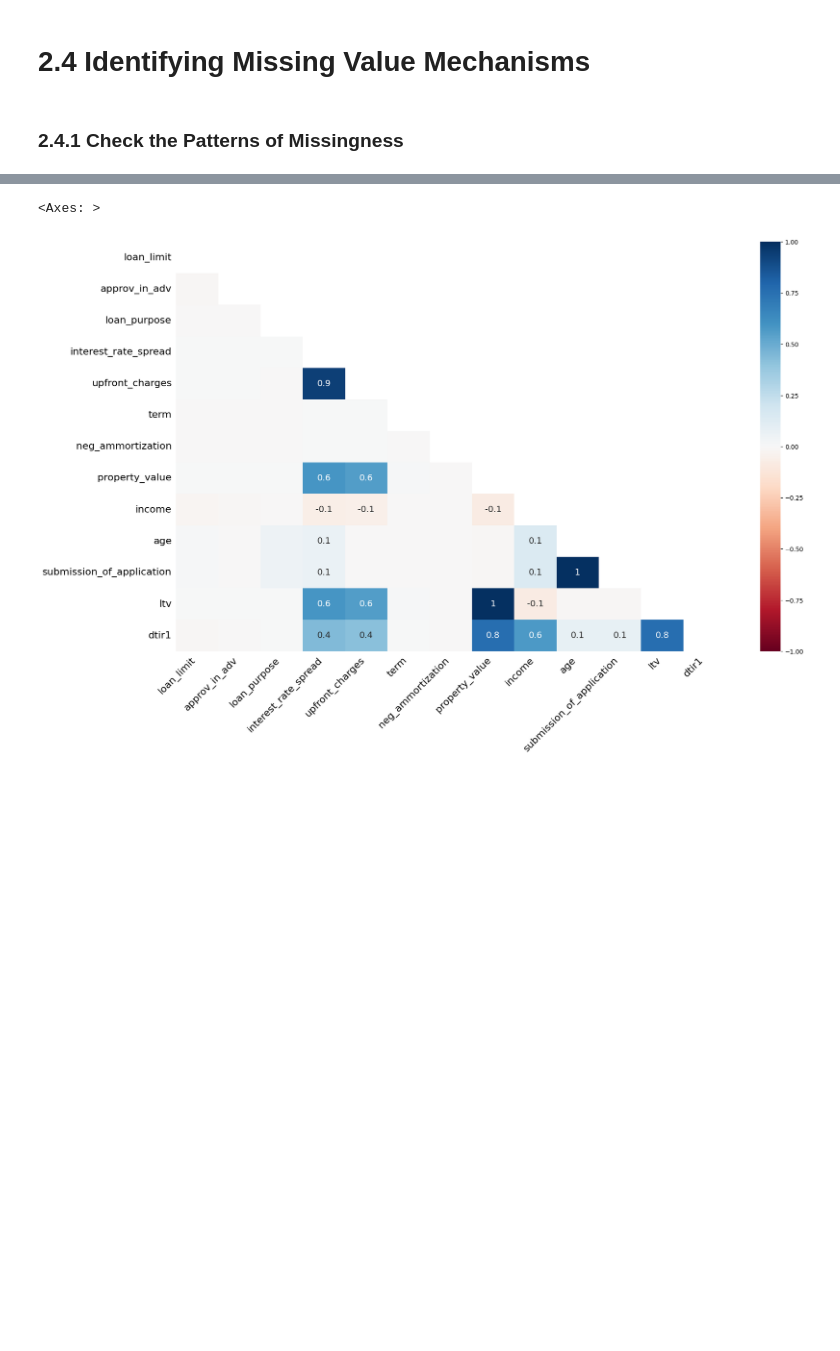
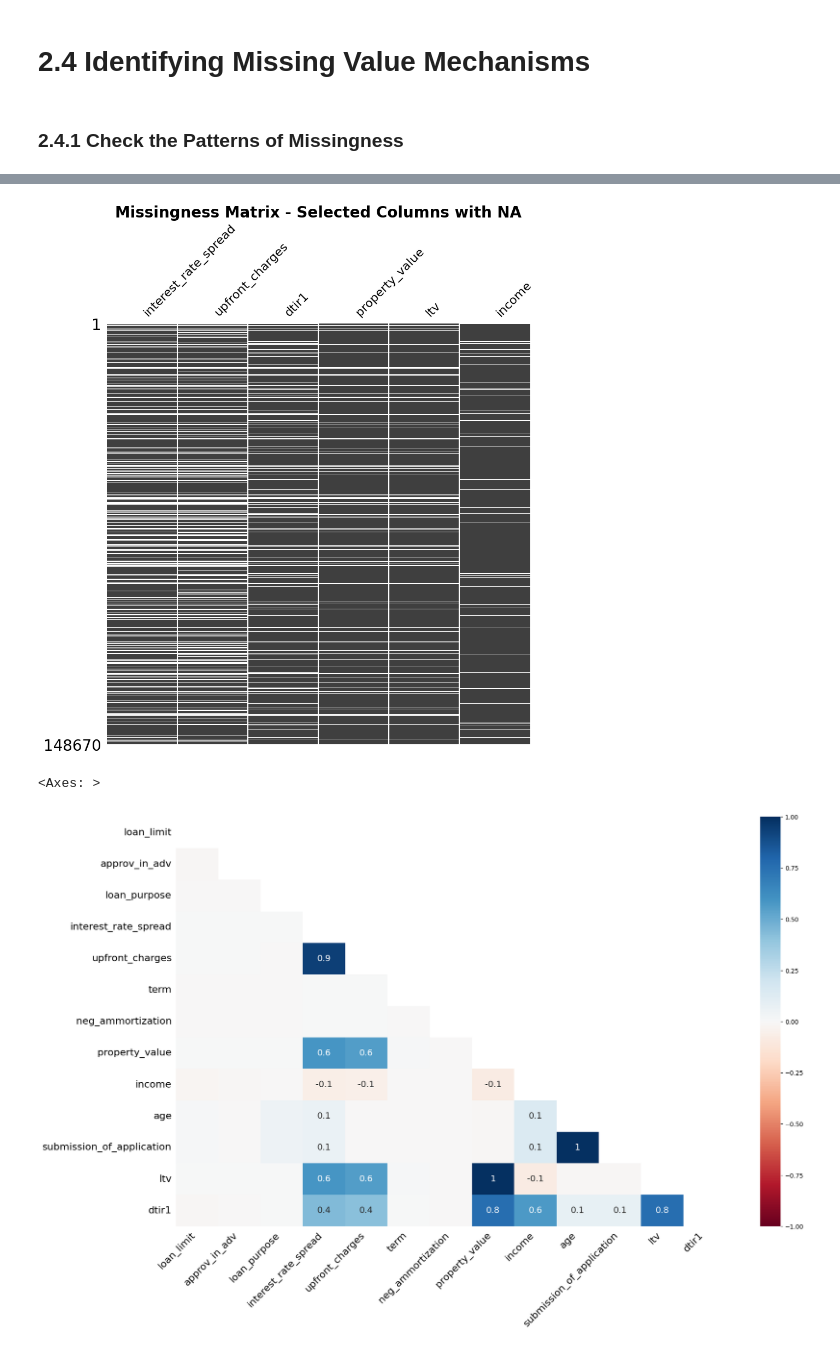
Before and after one commit to mustDestroy/LoanApproval, a Jupyter notebook: loan_risk_analysis.ipynb, the cells around one changed output, grey strips where cells are left out. Drawn from its saved outputs; the diff is of its cells as text; code cells hidden in the pictures; blank space fills up the shorter version.

```diff
--- a/loan_risk_analysis.ipynb
+++ b/loan_risk_analysis.ipynb
@@ -559,3 +521,17 @@ plt.show()
+# %%
+# The missingness is not significant in columns 'approv_in_adv', 'loan_purpose', 'term', 'neg_amortization', 'age', 'submission_of_application'
+# let's compare only the columns with significant missingness within
+fig, ax = plt.subplots(figsize=(10, 10))
+msno.matrix(df_loan[["interest_rate_spread", "upfront_charges", "dtir1", "property_value","ltv", "income"]], ax=ax, sparkline=False)
+
+plt.title("missingno.matrix (diagnose)", fontsize=14)
+plt.title("Missingness Matrix - Selected Columns with NA", fontsize=20, fontweight="bold")
+plt.show()
+
+# Conclusion
+# 'dtir1' 'poverty_value' 'ltv' sharing significant number of missing values among the same rows
+# %% [output]
+[figure, added]
 # %%
 msno.heatmap(df_loan)
 # %% [output]
```
Also changed, not shown: parts of 4 cells of this notebook.
